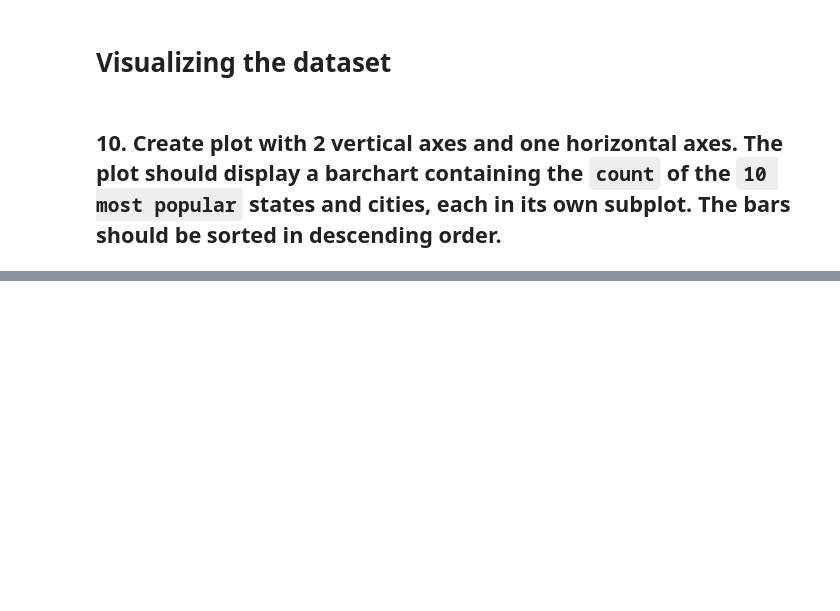
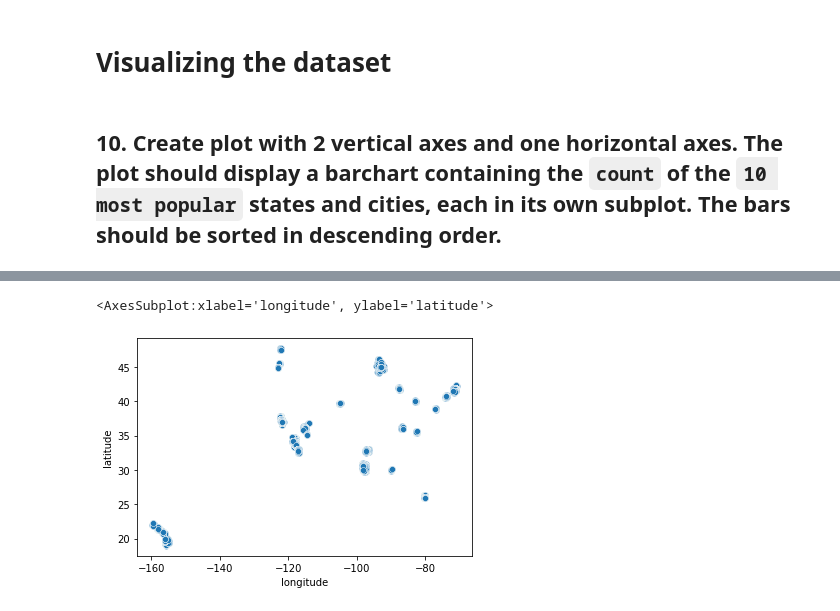
Before and after one commit to tomaloki/DAT200_CA, a Jupyter notebook: CA1/DAT200 - Assignment 1.ipynb, the cells around one changed output, grey strips where cells are left out. Cells and saved outputs as stored; diff of their text form; code cells hidden in the pictures; blank space fills up the shorter version.

Commit message:
Started on exercise 11, scatterplot

```diff
--- a/CA1/DAT200 - Assignment 1.ipynb
+++ b/CA1/DAT200 - Assignment 1.ipynb
@@ -274,0 +277,6 @@ plt.show()
+# %%
+listings_long_lat = df[['longitude', 'latitude']].copy()
+sns.scatterplot(data=listings_long_lat, x='longitude', y ='latitude', palette=['green', 'yellow'])
+# %% [output]
+<AxesSubplot:xlabel='longitude', ylabel='latitude'>
+[figure, added]
```
Also changed, not shown: parts of 10 cells of this notebook.
